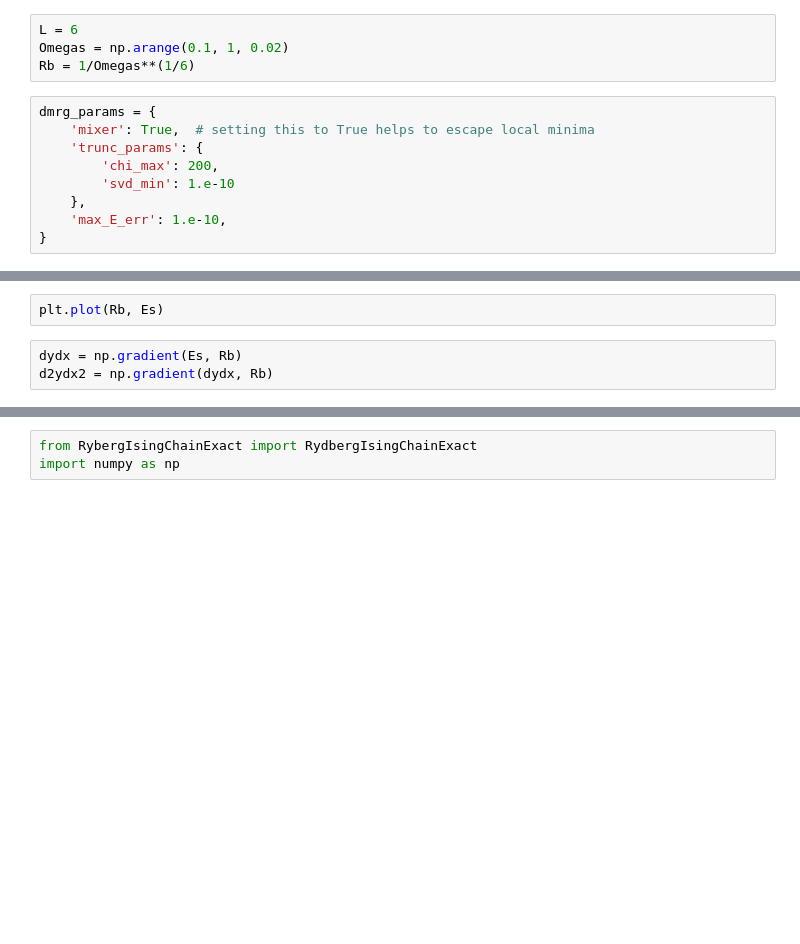
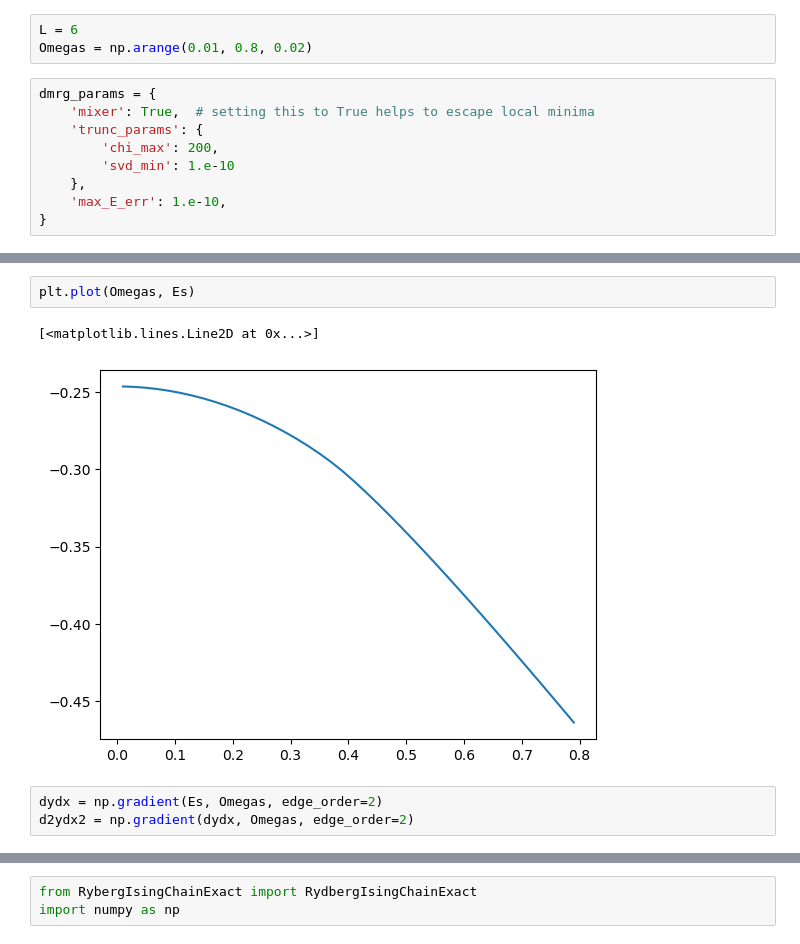
Before and after one commit to coolgas/melting_reproduce, a Jupyter notebook: experiments.ipynb, the cells around one changed output, grey strips where cells are left out. Saved outputs shown, nothing was run; the diff lists cells and outputs as text; blank space fills up the shorter version.

```diff
--- a/experiments.ipynb
+++ b/experiments.ipynb
@@ -5,8 +6,7 @@ import matplotlib.pyplot as plt
 from RydbergDMRG import compute_Es
 # %%
 L = 6
-Omegas = np.arange(0.1, 1, 0.02)
-Rb = 1/Omegas**(1/6)
+Omegas = np.arange(0.01, 0.8, 0.02)
 # %%
 dmrg_params = {
     'mixer': True,  # setting this to True helps to escape local minima
@@ -21,6 +92,9 @@ Es = compute_Es(dmrg_params, Omegas, 0.5, L)
 # %%
-plt.plot(Rb, Es)
+plt.plot(Omegas, Es)
+# %% [output]
+[<matplotlib.lines.Line2D at 0x...>]
+[figure, added]
 # %%
-dydx = np.gradient(Es, Rb)
-d2ydx2 = np.gradient(dydx, Rb)
+dydx = np.gradient(Es, Omegas, edge_order=2)
+d2ydx2 = np.gradient(dydx, Omegas, edge_order=2)
 # %%
```
Also changed, not shown: parts of 9 cells of this notebook, 1 other file.
